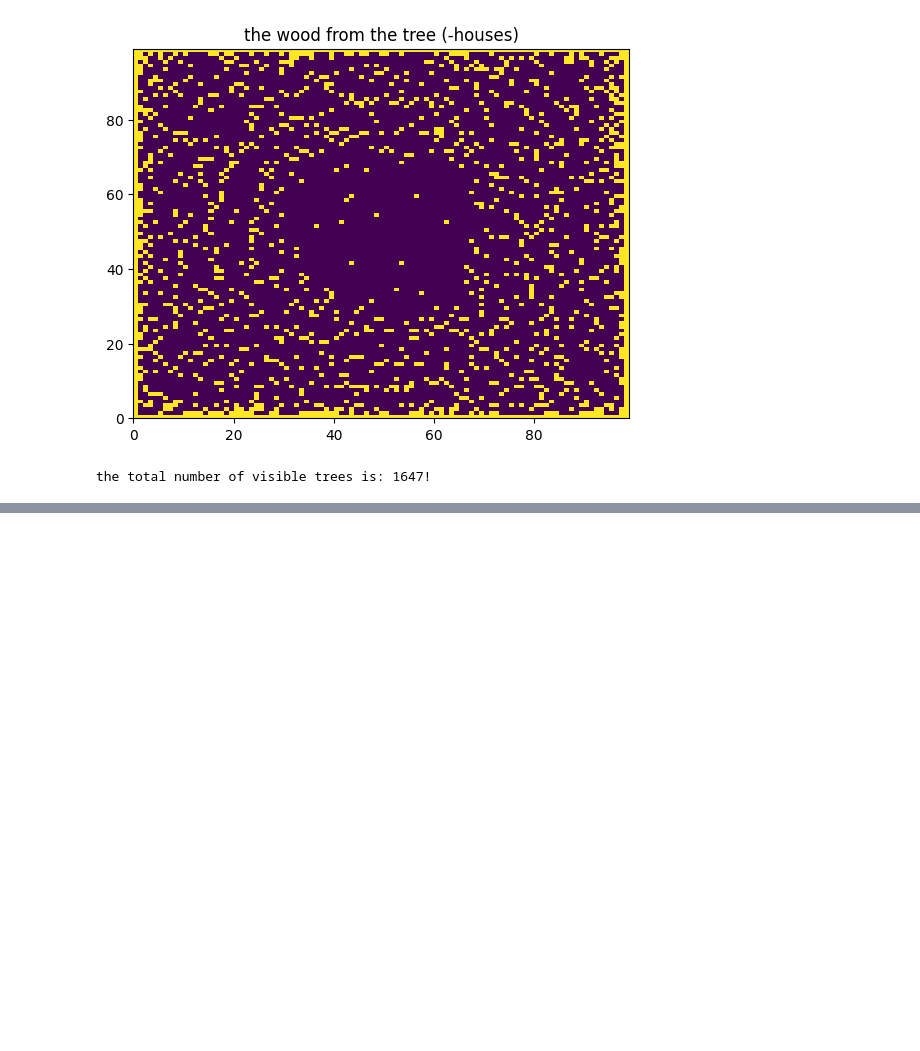
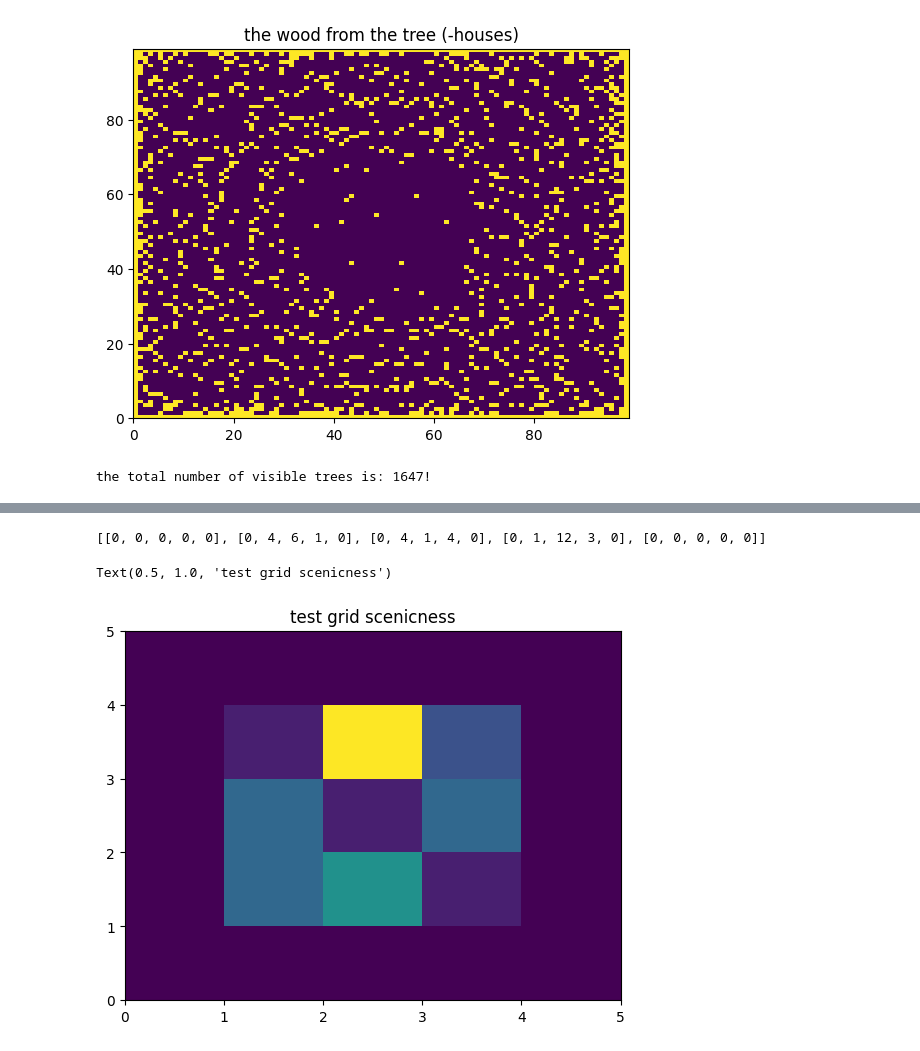
Before and after one commit to nouseforkeys/advent_of_code_22, a Jupyter notebook: day_8.ipynb, the cells around one changed output, grey strips where cells are left out. Saved outputs shown, nothing was run; the diff lists cells and outputs as text; code cells hidden in the pictures; blank space fills up the shorter version.

Commit message:
WIP - mostly working scenic counter - not getting quite what the example gets but the legwork is there

```diff
--- a/day_8.ipynb
+++ b/day_8.ipynb
@@ -94,0 +102,66 @@ the total number of visible trees is: 1647!
+# %%
+def count_visible(this_tree: int, other_trees: 'list[int]') -> int:
+    """
+    runs through the other trees in order and returns how many count towards
+    the scenic score
+    """
+    score = 1
+    for other_tree in other_trees:
+        if other_tree >= this_tree:
+            break
+        if other_tree <= this_tree:
+            score += 1
+    return score
+
+def get_scenic_score(
+    row: int, col: int, grid: 'list[list[int]]', grid_t: 'list[list[int]]'
+) -> int:
+    """
+    returns the scenic score for the tree in the row/col of the specified grid
+    """
+    this_tree = grid[row][col]
+    if col > 0:
+        left = count_visible(this_tree, grid[row][col - 1::-1])
+    else:
+        return 0
+
+    if col < len(grid) - 1:
+        right = count_visible(this_tree, grid[row][col + 1:])
+    else:
+        return 0
+
+    if row > 0:
+        up = count_visible(this_tree, grid_t[col][row - 1::-1])
+    else:
+        return 0
+
+    if row < len(grid_t) - 1:
+        down = count_visible(this_tree, grid_t[col][col + 1:])
+    else:
+        return 0
+    return left * right * up * down
+
+def scenic_score_grid(grid: 'list[list[int]]') -> 'list[list[int]]':
+    """
+    returns a grid of the scenic scores of all the trees in the grid
+    """
+    np_grid = np.array(grid)
+    np_grid_t = np.transpose(np_grid)
+    scores = []
+    for row, _ in enumerate(np_grid):
+        scores.append(list())
+        for col, _ in enumerate(np_grid_t):
+            scores[-1].append(get_scenic_score(row, col, np_grid, np_grid_t))
+
+    return scores
+
+test_scores = scenic_score_grid(test_grid)
+print(test_scores)
+
+fig, ax = plt.subplots()
+ax.pcolormesh(test_scores)
+ax.set_title('test grid scenicness')
+# %% [output]
+[[0, 0, 0, 0, 0], [0, 4, 6, 1, 0], [0, 4, 1, 4, 0], [0, 1, 12, 3, 0], [0, 0, 0, 0, 0]]
+Text(0.5, 1.0, 'test grid scenicness')
+[figure, added]
```
Also changed, not shown: parts of 1 cell of this notebook.
